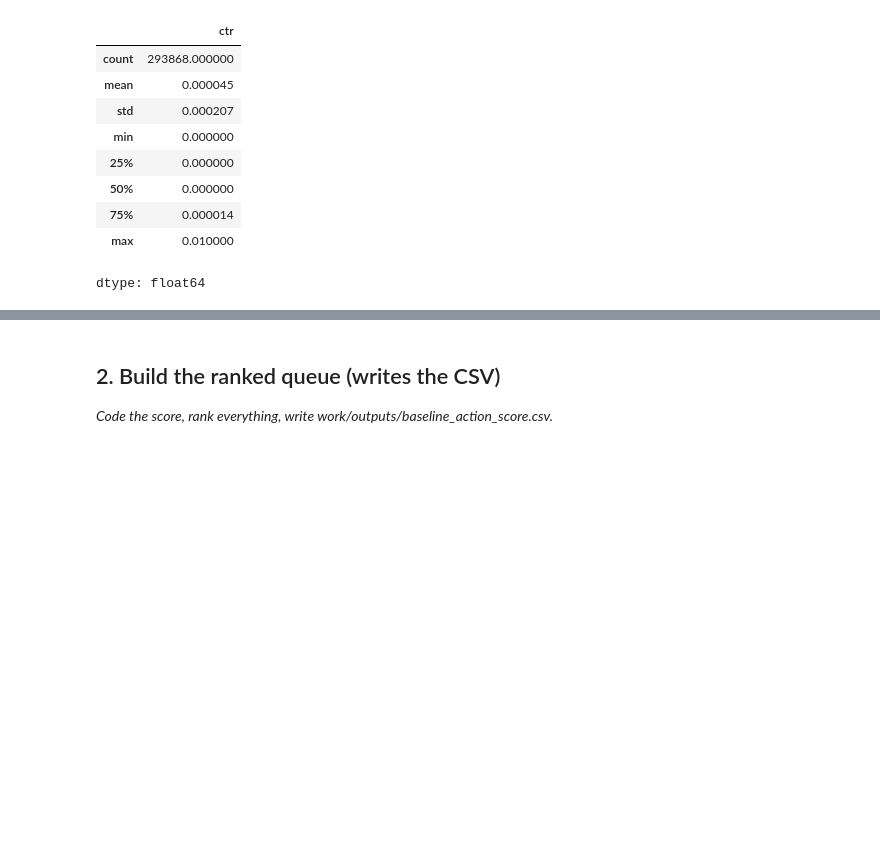
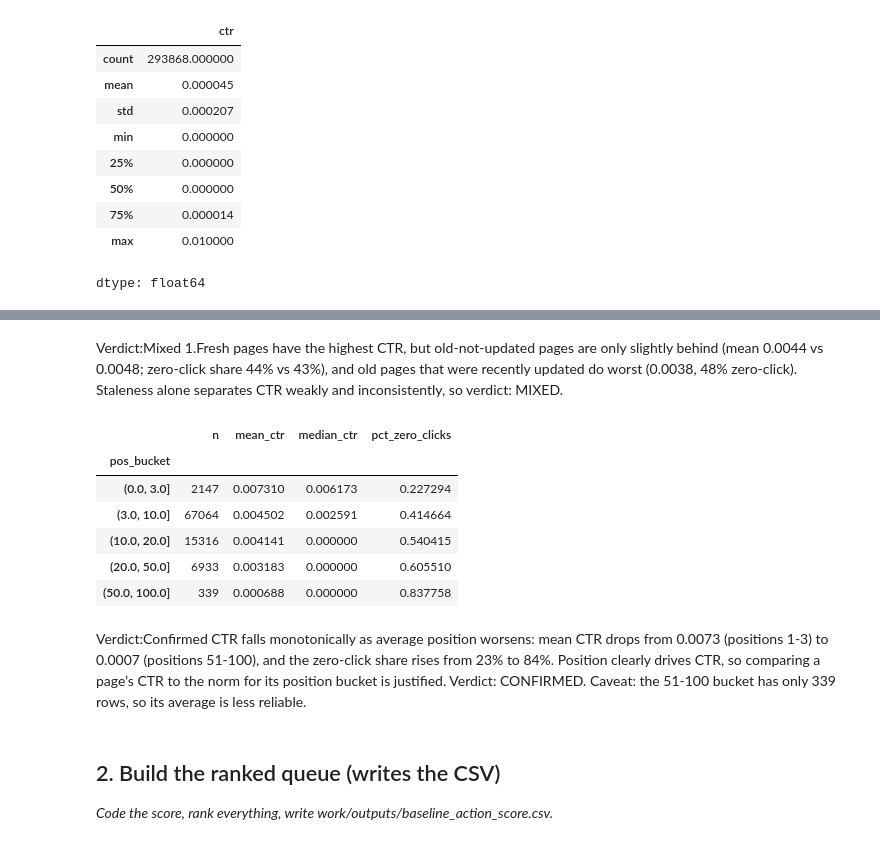
Before and after one commit to adeleke1508/flyrank_week_one_ml_project_1, a Jupyter notebook: work/notebooks/w04_baseline_score.ipynb, the cells around one changed output, grey strips where cells are left out. Saved outputs shown, nothing was run; the diff lists cells and outputs as text; code cells hidden in the pictures; blank space fills up the shorter version.

```diff
--- a/work/notebooks/w04_baseline_score.ipynb
+++ b/work/notebooks/w04_baseline_score.ipynb
@@ -181,3 +204,22 @@ memory usage: 0.0+ bytes
 # %%
 # This cell is for CODE (numbers, a query, a check).
 # Write your text answer in the cell ABOVE this one — typing sentences here breaks Run All.
+#Reason Code for Rule Number One.
+
+r = df[df['gsc_impressions'] >= 100].copy()
+
+def stale_group(d):
+  if d['old'] == 0:
+    return '1_fresh'
+  return  '2_old_recent_update' if d['old_but_updated_recently'] == 1 else '3_old_not_updated'
+
+r['stale_group'] = r.apply(stale_group, axis=1)
+
+bucket_table_A = r.groupby('stale_group').agg(
+    n=('ctr_fixed', 'size'),
+    mean_ctr = ('ctr_fixed', 'mean'),
+    median_ctr = ('ctr_fixed', 'median'),
+    pct_zero_clicks = ('gsc_clicks', lambda s: ( s == 0 ).mean()),
+)
+
+bucket_table_A
@@ -184,3 +232,28 @@ memory usage: 0.0+ bytes
+# %% [markdown]
+Verdict:Mixed
+1.Fresh pages have the highest CTR, but old-not-updated pages are only slightly behind (mean 0.0044 vs 0.0048; zero-click share 44% vs 43%), and old pages that were recently updated do worst (0.0038, 48% zero-click). Staleness alone separates CTR weakly and inconsistently, so verdict: MIXED.
+# %%
+#Reason code for rule 2
+r['pos_bucket'] = pd.cut(r['gsc_avg_position'], [0, 3, 10, 20 , 50, 100, np.inf])
+bucket_table_b = r.groupby('pos_bucket', observed=True).agg(
+    n=('ctr_fixed', 'size'),
+    mean_ctr = ('ctr_fixed', 'mean'),
+    median_ctr = ('ctr_fixed', 'median'),
+    pct_zero_clicks = ('gsc_clicks', lambda s: ( s == 0 ).mean()),
+)
+
+bucket_table_b
+# %% [output]
+|  | n | mean_ctr | median_ctr | pct_zero_clicks |
+| pos_bucket |  |  |  |  |
+| (0.0, 3.0] | 2147 | 0.007310 | 0.006173 | 0.227294 |
+| (3.0, 10.0] | 67064 | 0.004502 | 0.002591 | 0.414664 |
+| (10.0, 20.0] | 15316 | 0.004141 | 0.000000 | 0.540415 |
+| (20.0, 50.0] | 6933 | 0.003183 | 0.000000 | 0.605510 |
+| (50.0, 100.0] | 339 | 0.000688 | 0.000000 | 0.837758 |
+# %% [markdown]
+Verdict:Confirmed
+CTR falls monotonically as average position worsens: mean CTR drops from 0.0073 (positions 1-3) to 0.0007 (positions 51-100), and the zero-click share rises from 23% to 84%. Position clearly drives CTR, so comparing a page’s CTR to the norm for its position bucket is justified. Verdict: CONFIRMED. Caveat: the 51-100 bucket has only 339 rows, so its average is less reliable.
 # %% [markdown]
 ## 2. Build the ranked queue (writes the CSV)
 
```
Also changed, not shown: parts of 19 cells of this notebook.
